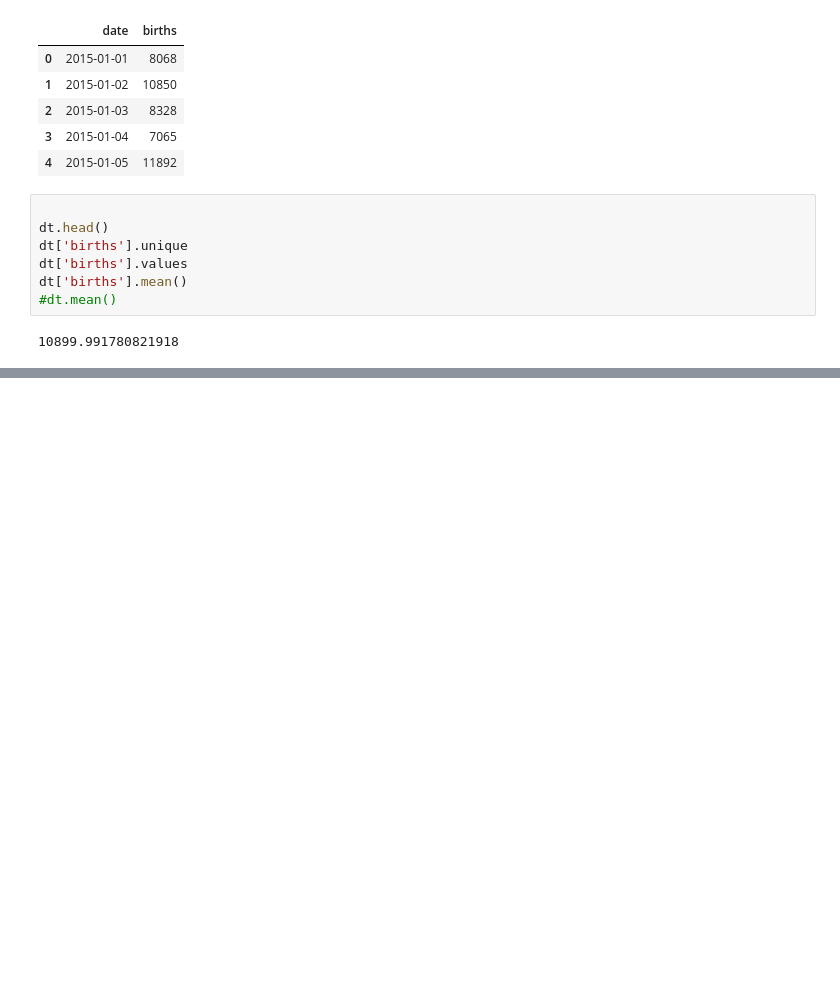
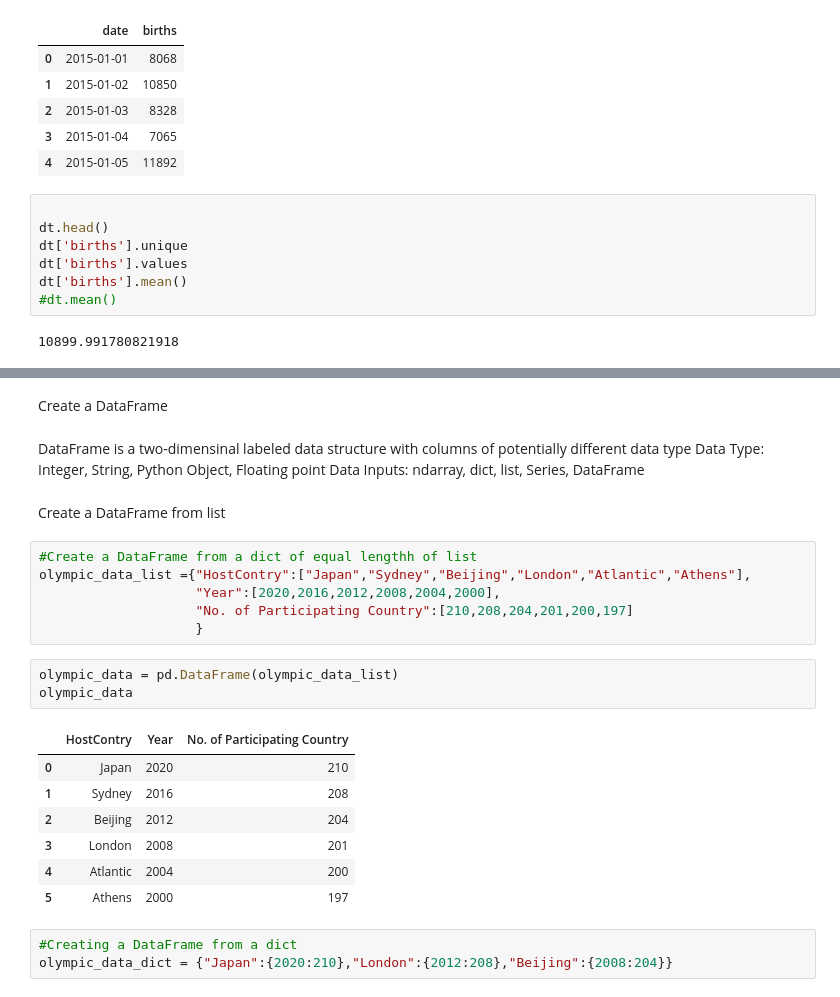
Before and after one commit to mrazzaqe/Machine-Learing, a Jupyter notebook: PandaBasic.ipynb, the cells around one changed output, grey strips where cells are left out. Cells and saved outputs as stored; diff of their text form; blank space fills up the shorter version.

```diff
--- a/PandaBasic.ipynb
+++ b/PandaBasic.ipynb
@@ -50,0 +219,28 @@ dt['births'].mean()
+# %% [markdown]
+Create a DataFrame
+# %% [markdown]
+DataFrame is a two-dimensinal labeled data structure with columns of potentially different data type
+Data Type: Integer, String, Python Object, Floating point
+Data Inputs: ndarray, dict, list, Series, DataFrame
+# %% [markdown]
+Create a DataFrame from list
+# %%
+#Create a DataFrame from a dict of equal lengthh of list
+olympic_data_list ={"HostContry":["Japan","Sydney","Beijing","London","Atlantic","Athens"],
+                    "Year":[2020,2016,2012,2008,2004,2000],
+                    "No. of Participating Country":[210,208,204,201,200,197]
+                    }
+# %%
+olympic_data = pd.DataFrame(olympic_data_list)
+olympic_data
+# %% [output]
+|  | HostContry | Year | No. of Participating Country |
+| 0 | Japan | 2020 | 210 |
+| 1 | Sydney | 2016 | 208 |
+| 2 | Beijing | 2012 | 204 |
+| 3 | London | 2008 | 201 |
+| 4 | Atlantic | 2004 | 200 |
+| 5 | Athens | 2000 | 197 |
+# %%
+#Creating a DataFrame from a dict
+olympic_data_dict = {"Japan":{2020:210},"London":{2012:208},"Beijing":{2008:204}}
```
Also changed, not shown: parts of 96 cells of this notebook, 18 other files.
